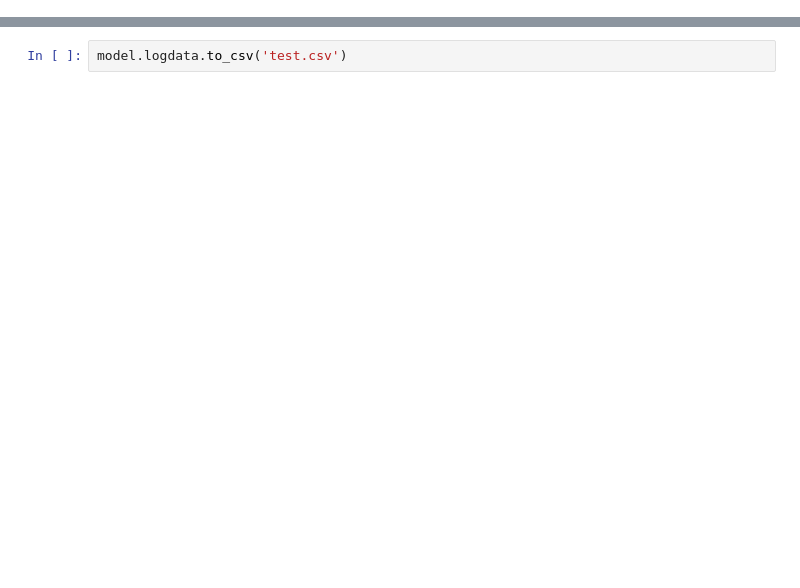
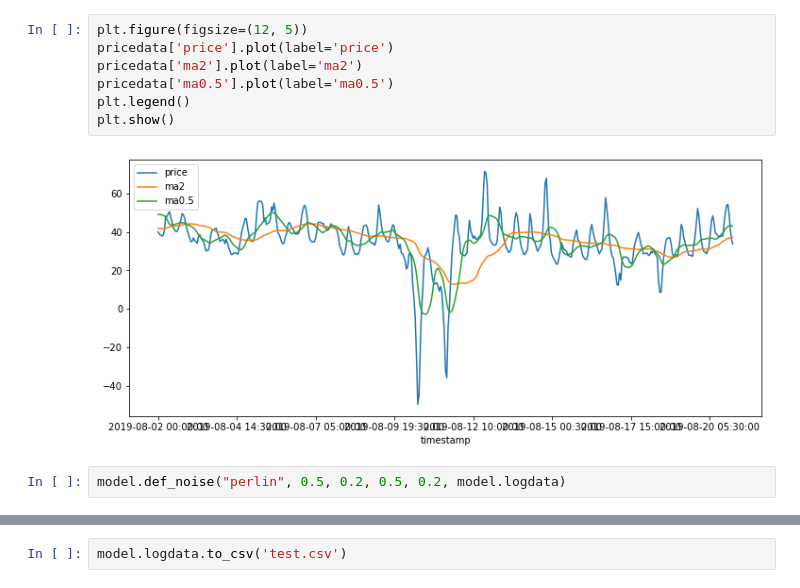
Before and after one commit to remedeiw/remedeiwmaster, a Jupyter notebook: example20200401.ipynb, the cells around one changed output, grey strips where cells are left out. Cells and saved outputs as stored; diff of their text form; blank space fills up the shorter version.

```diff
--- a/example20200401.ipynb
+++ b/example20200401.ipynb
@@ -28,0 +36,11 @@ datalastprofile['Summe'].plot()
+# %%
+plt.figure(figsize=(12, 5))
+pricedata['price'].plot(label='price')
+pricedata['ma2'].plot(label='ma2')
+pricedata['ma0.5'].plot(label='ma0.5')
+plt.legend()
+plt.show()
+# %% [output]
+[figure, added]
+# %%
+model.def_noise("perlin", 0.5, 0.2, 0.5, 0.2, model.logdata)
```
Also changed, not shown: parts of 11 cells of this notebook, 2 other files.
